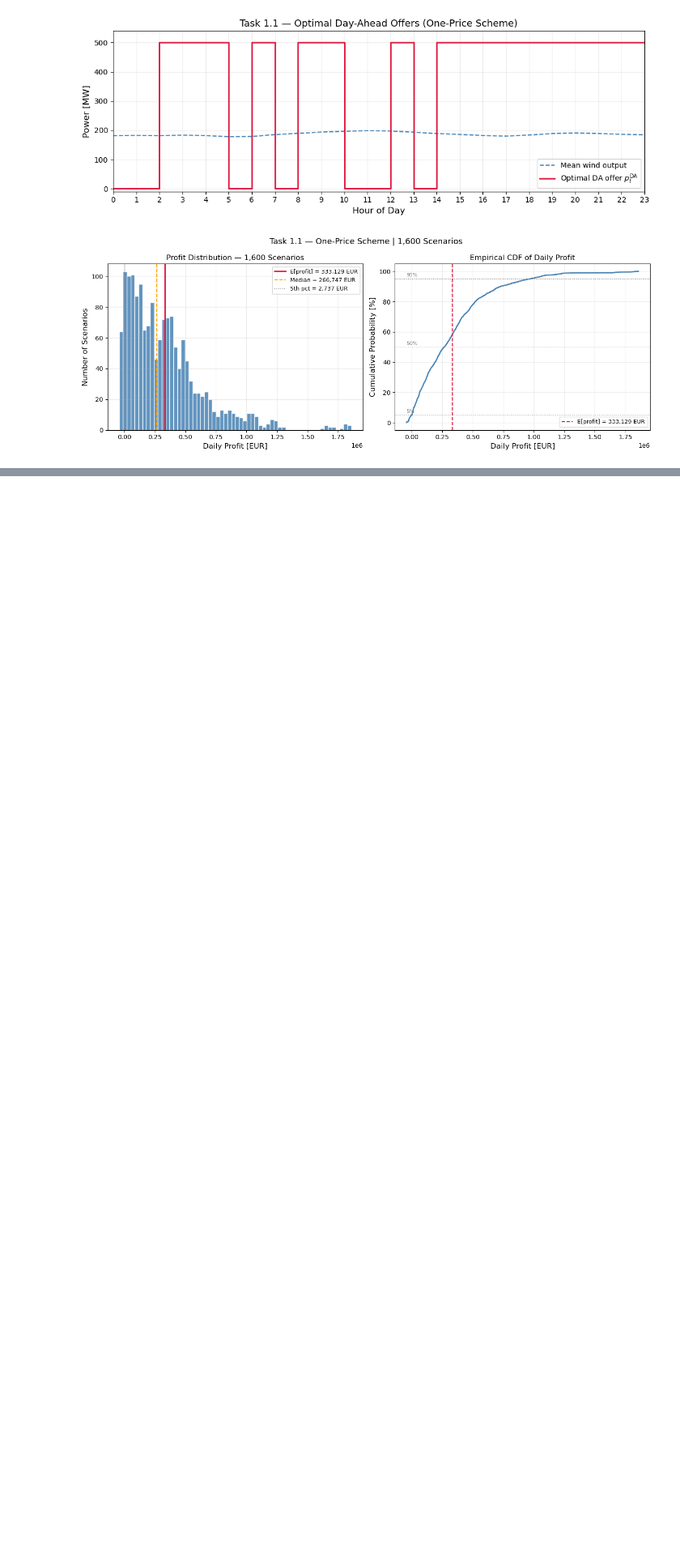
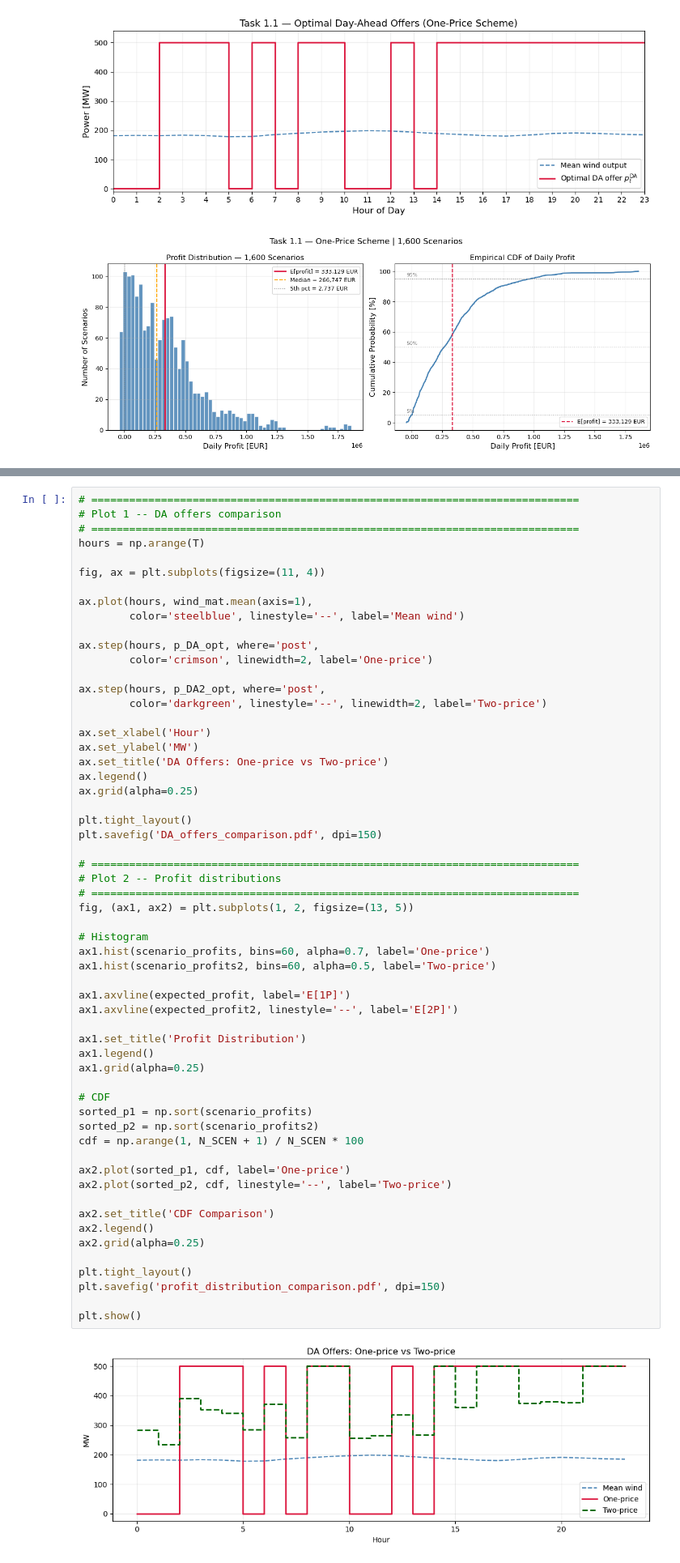
Before and after one commit to Irene-GL/Renewable-in-Electricity-Market-Assignment-2, a Jupyter notebook: Step1.ipynb, the cells around one changed output, grey strips where cells are left out. Shown at 81% size. Drawn from its saved outputs; the diff is of its cells as text; blank space fills up the shorter version.

```diff
--- a/Step1.ipynb
+++ b/Step1.ipynb
@@ -468,0 +436,60 @@ RuntimeError: Gurobi status: 4
+# %%
+# =============================================================================
+# Plot 1 -- DA offers comparison
+# =============================================================================
+hours = np.arange(T)
+
+fig, ax = plt.subplots(figsize=(11, 4))
+
+ax.plot(hours, wind_mat.mean(axis=1),
+        color='steelblue', linestyle='--', label='Mean wind')
+
+ax.step(hours, p_DA_opt, where='post',
+        color='crimson', linewidth=2, label='One-price')
+
+ax.step(hours, p_DA2_opt, where='post',
+        color='darkgreen', linestyle='--', linewidth=2, label='Two-price')
+
+ax.set_xlabel('Hour')
+ax.set_ylabel('MW')
+ax.set_title('DA Offers: One-price vs Two-price')
+ax.legend()
+ax.grid(alpha=0.25)
+
+plt.tight_layout()
+plt.savefig('DA_offers_comparison.pdf', dpi=150)
+
+# =============================================================================
+# Plot 2 -- Profit distributions
+# =============================================================================
+fig, (ax1, ax2) = plt.subplots(1, 2, figsize=(13, 5))
+
+# Histogram
+ax1.hist(scenario_profits, bins=60, alpha=0.7, label='One-price')
+ax1.hist(scenario_profits2, bins=60, alpha=0.5, label='Two-price')
+
+ax1.axvline(expected_profit, label='E[1P]')
+ax1.axvline(expected_profit2, linestyle='--', label='E[2P]')
+
+ax1.set_title('Profit Distribution')
+ax1.legend()
+ax1.grid(alpha=0.25)
+
+# CDF
+sorted_p1 = np.sort(scenario_profits)
+sorted_p2 = np.sort(scenario_profits2)
+cdf = np.arange(1, N_SCEN + 1) / N_SCEN * 100
+
+ax2.plot(sorted_p1, cdf, label='One-price')
+ax2.plot(sorted_p2, cdf, linestyle='--', label='Two-price')
+
+ax2.set_title('CDF Comparison')
+ax2.legend()
+ax2.grid(alpha=0.25)
+
+plt.tight_layout()
+plt.savefig('profit_distribution_comparison.pdf', dpi=150)
+
+plt.show()
+# %% [output]
+[figure, added]
```
Also changed, not shown: parts of 2 cells of this notebook.
